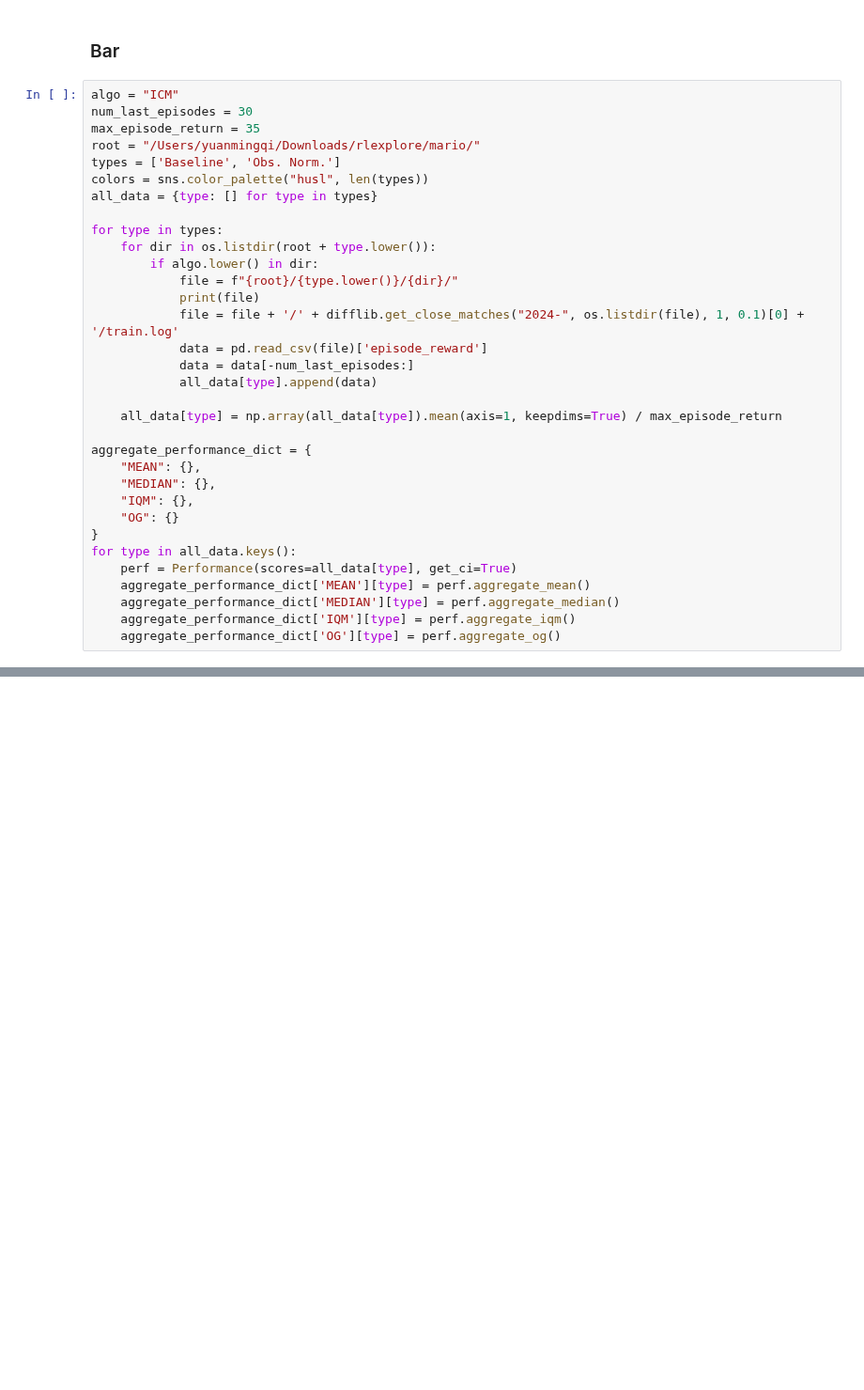
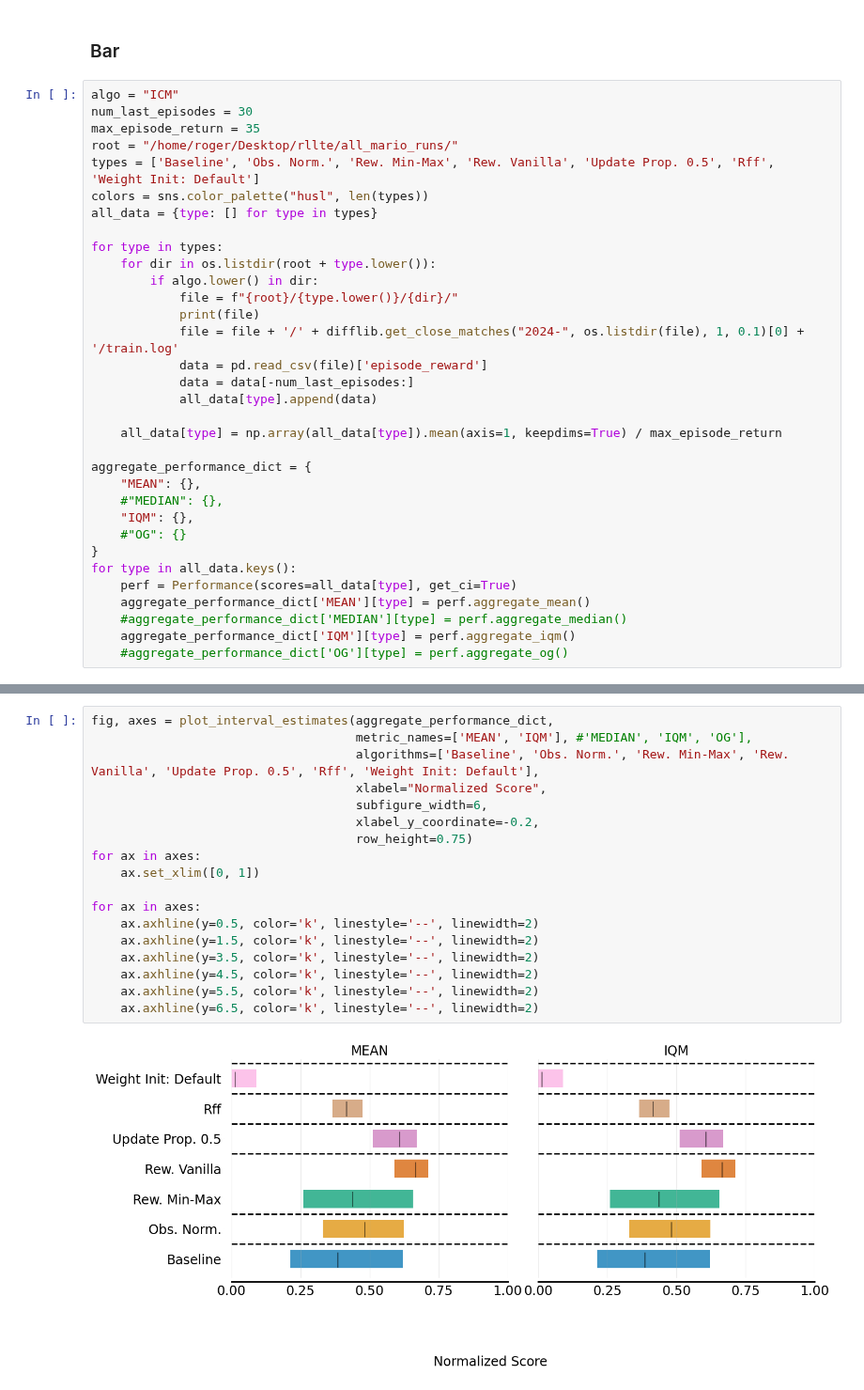
Before and after one commit to RLE-Foundation/rllte, a Jupyter notebook: experimental/figure.ipynb, the cells around one changed output, grey strips where cells are left out. Shown at 94% size. Saved outputs shown, nothing was run; the diff lists cells and outputs as text; blank space fills up the shorter version.

```diff
--- a/experimental/figure.ipynb
+++ b/experimental/figure.ipynb
@@ -129,8 +129,8 @@ ax.legend(bbox_to_anchor=(1.05, 0), loc=3, borderaxespad=0, fontsize='large')
 algo = "ICM"
 num_last_episodes = 30
 max_episode_return = 35
-root = "/Users/yuanmingqi/Downloads/rlexplore/mario/"
-types = ['Baseline', 'Obs. Norm.']
+root = "/home/roger/Desktop/rllte/all_mario_runs/"
+types = ['Baseline', 'Obs. Norm.', 'Rew. Min-Max', 'Rew. Vanilla', 'Update Prop. 0.5', 'Rff', 'Weight Init: Default']
 colors = sns.color_palette("husl", len(types))
 all_data = {type: [] for type in types}
 
@@ -148,14 +148,14 @@ for type in types:
 
 aggregate_performance_dict = {
     "MEAN": {},
-    "MEDIAN": {},
+    #"MEDIAN": {},
     "IQM": {},
-    "OG": {}
+    #"OG": {}
 }
 for type in all_data.keys():
     perf = Performance(scores=all_data[type], get_ci=True)
     aggregate_performance_dict['MEAN'][type] = perf.aggregate_mean()
-    aggregate_performance_dict['MEDIAN'][type] = perf.aggregate_median()
+    #aggregate_performance_dict['MEDIAN'][type] = perf.aggregate_median()
     aggregate_performance_dict['IQM'][type] = perf.aggregate_iqm()
-    aggregate_performance_dict['OG'][type] = perf.aggregate_og()
+    #aggregate_performance_dict['OG'][type] = perf.aggregate_og()
 # %% [output]
@@ -179,3 +182,23 @@ for ax in axes:
+# %%
+fig, axes = plot_interval_estimates(aggregate_performance_dict,
+                                    metric_names=['MEAN', 'IQM'], #'MEDIAN', 'IQM', 'OG'],
+                                    algorithms=['Baseline', 'Obs. Norm.', 'Rew. Min-Max', 'Rew. Vanilla', 'Update Prop. 0.5', 'Rff', 'Weight Init: Default'],
+                                    xlabel="Normalized Score",
+                                    subfigure_width=6,
+                                    xlabel_y_coordinate=-0.2,
+                                    row_height=0.75)
+for ax in axes:
+    ax.set_xlim([0, 1])
+
+for ax in axes:
+    ax.axhline(y=0.5, color='k', linestyle='--', linewidth=2)
+    ax.axhline(y=1.5, color='k', linestyle='--', linewidth=2)
+    ax.axhline(y=3.5, color='k', linestyle='--', linewidth=2)
+    ax.axhline(y=4.5, color='k', linestyle='--', linewidth=2)
+    ax.axhline(y=5.5, color='k', linestyle='--', linewidth=2)
+    ax.axhline(y=6.5, color='k', linestyle='--', linewidth=2)
+# %% [output]
+[figure, added]
 # %%
 all_data['Baseline']
 # %% [output]
```
Also changed, not shown: parts of 6 cells of this notebook, 2 other files.
